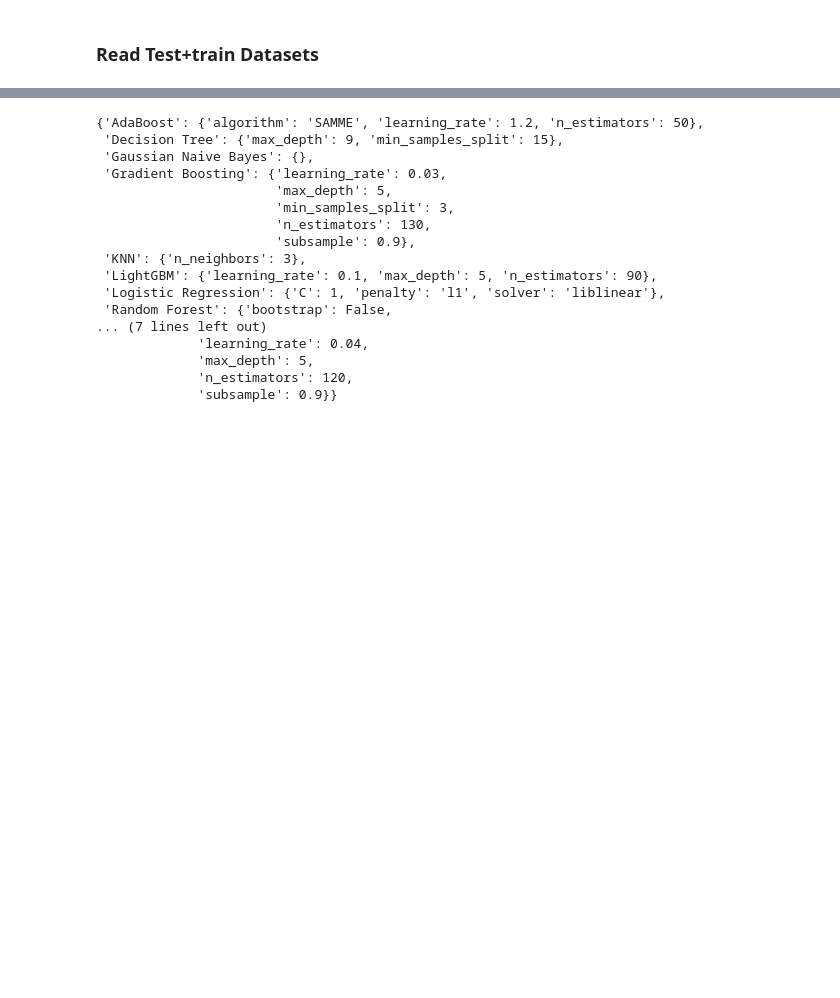
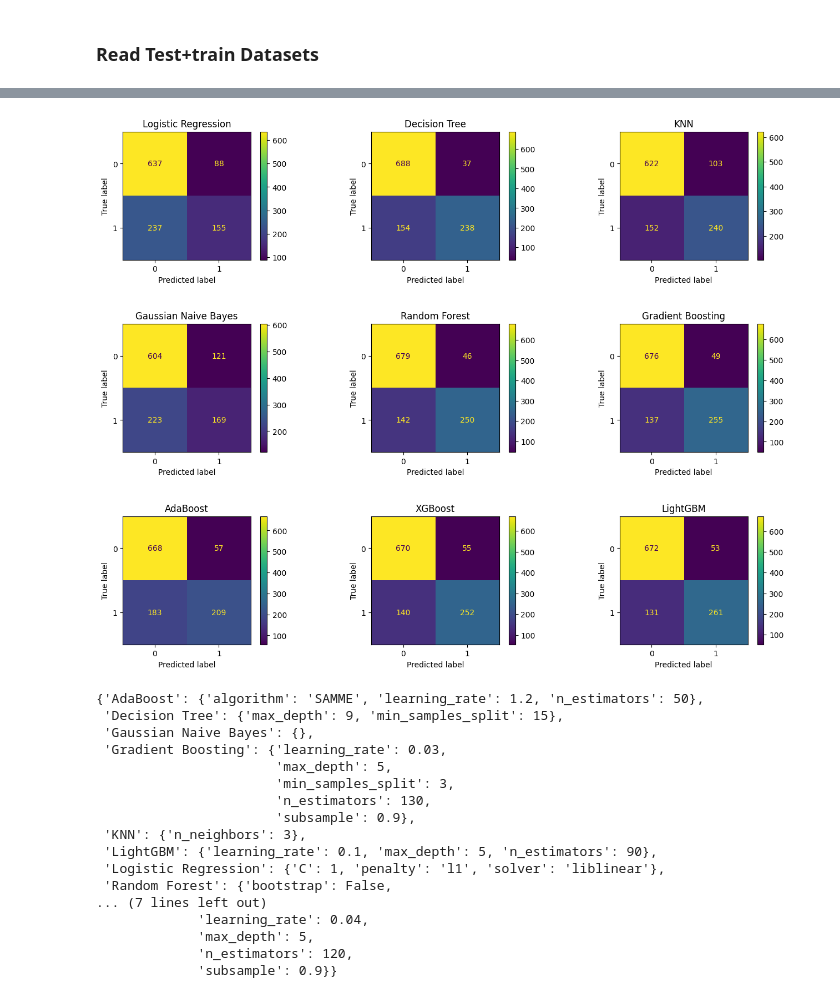
Before and after one commit to AndroZa0812/NayaProject4, a Jupyter notebook: pipeline.ipynb, the cells around one changed output, grey strips where cells are left out. Saved outputs shown, nothing was run; the diff lists cells and outputs as text; code cells hidden in the pictures; blank space fills up the shorter version.

```diff
--- a/pipeline.ipynb
+++ b/pipeline.ipynb
@@ -256,3 +260,26 @@ to_plot.style.highlight_max(color = 'darkgreen', axis = 0)
+# %%
+from sklearn.metrics import ConfusionMatrixDisplay
+from math import ceil
+
+# create a grid of subplots according to the length of the results
+# 2 plots for each row.
+fig, axs = plt.subplots(ceil(len(results) / 3), 3, figsize=(16, 12), gridspec_kw={'hspace': 0.5, 'wspace': 0.3})
+
+# Confusion matrix for each classifier
+for i, result in enumerate(results.iterrows()):
+    model_name = result[0]
+    # plot confusion matrix
+    cm = result[1]['confusion matrix']
+    disp = ConfusionMatrixDisplay(confusion_matrix=cm)
+    disp.plot(ax=axs[i // 3, i % 3])
+
+    # add the model name as a title
+    axs[i // 3, i % 3].set_title(model_name)
+
+    # Increase the vertical margins
+    axs[i // 3, i % 3].set_ymargin(200)
+# %% [output]
+[figure, added]
 # %%
 from pprint import pprint
 pprint(results['Best Parameters'].to_dict())
```
Also changed, not shown: parts of 7 cells of this notebook, 5 other files.
